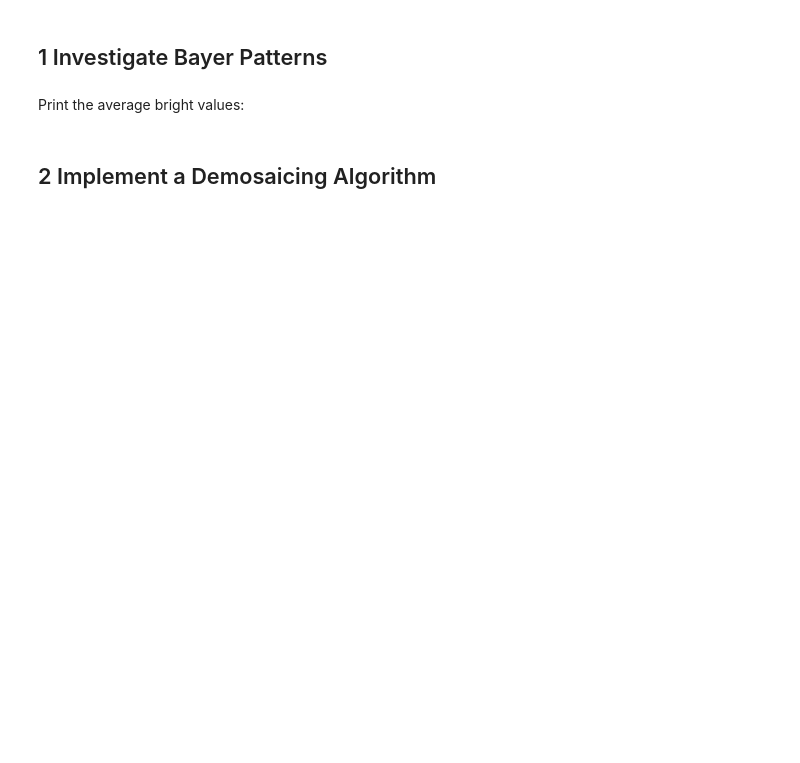
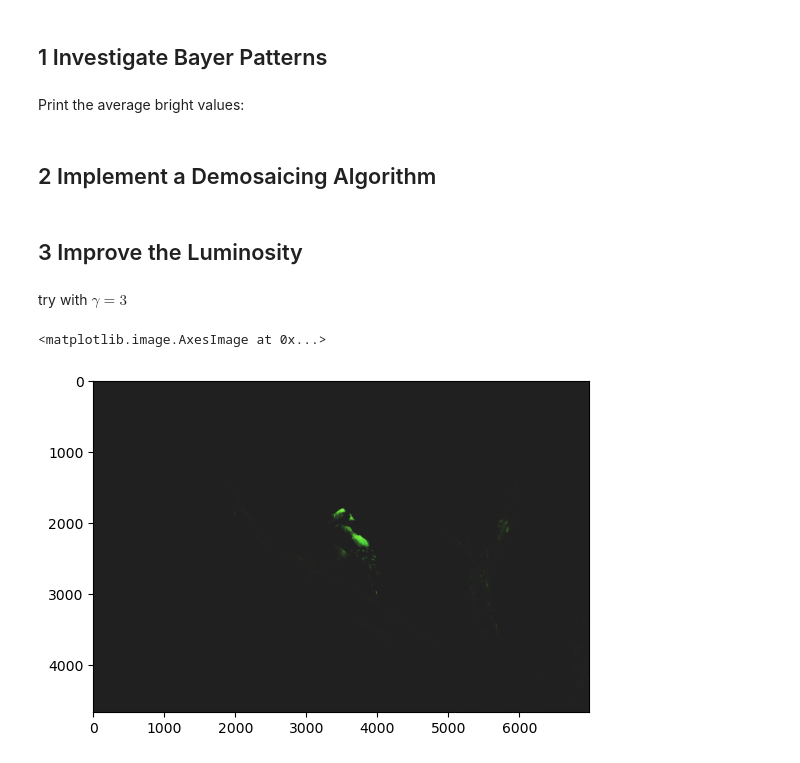
Before and after one commit to Lily-Guanghui/Demosaicing-and-HDR, a Jupyter notebook: demo.ipynb, the cells around one changed output. Cells and saved outputs as stored; diff of their text form; code cells hidden in the pictures; blank space fills up the shorter version.

Commit message:
fit gamma and wb

```diff
--- a/demo.ipynb
+++ b/demo.ipynb
@@ -49,3 +51,13 @@ plt.imshow(bayer, 'gray')
 # %%
 rgb = demosaic(raw)
 plt.imshow(rgb/16383)
+# %% [markdown]
+## 3 Improve the Luminosity
+# %% [markdown]
+try with $\gamma = 3$
+# %%
+rgb_gamma = gamma_correction(rgb, 3)
+plt.imshow(rgb_gamma/16383)
+# %% [output]
+<matplotlib.image.AxesImage at 0x...>
+[figure, added]
```
Also changed, not shown: parts of 5 cells of this notebook, 2 other files.
